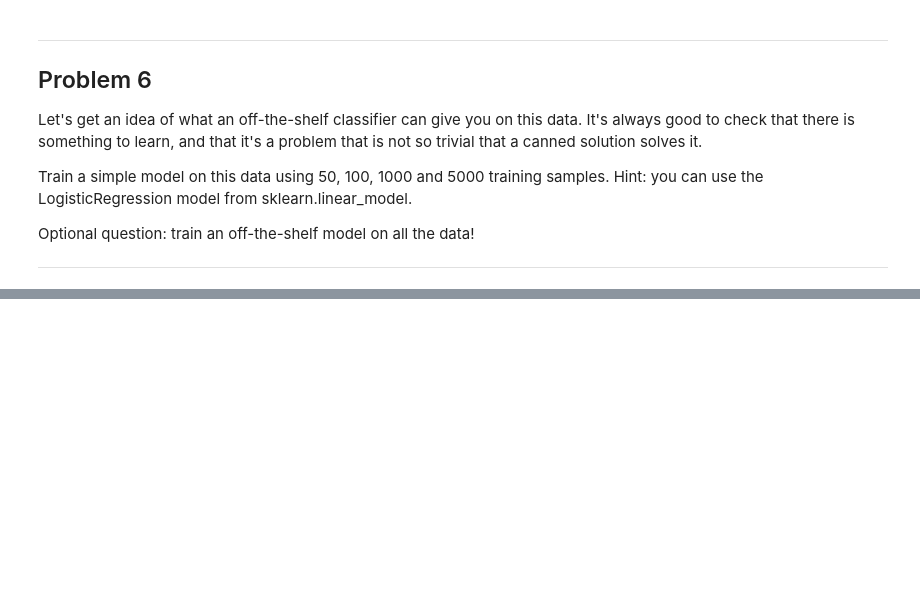
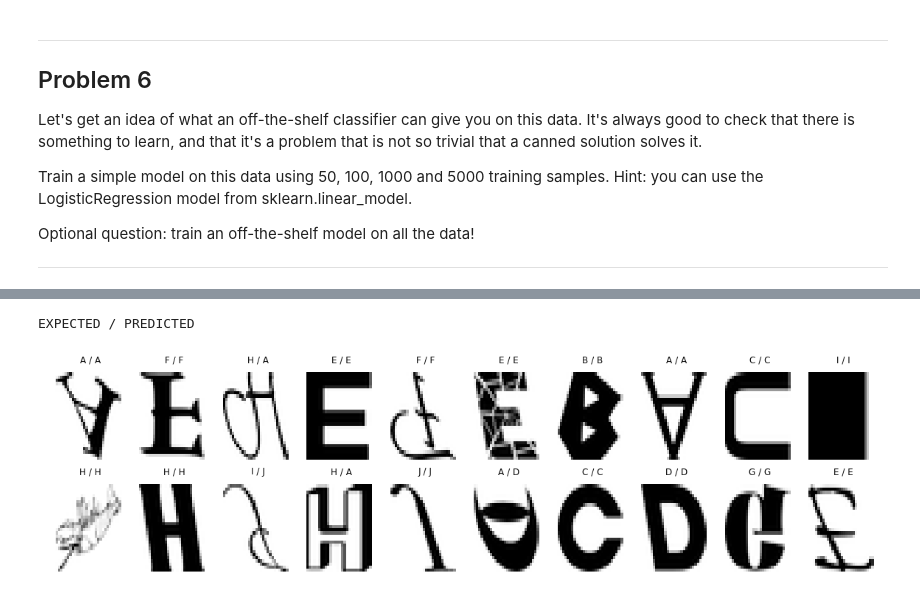
Before and after one commit to barbolo/udacity-deeplearning, a Jupyter notebook: notebooks/1_notmnist.ipynb, the cells around one changed output, grey strips where cells are left out. Saved outputs shown, nothing was run; the diff lists cells and outputs as text; code cells hidden in the pictures; blank space fills up the shorter version.

```diff
--- a/notebooks/1_notmnist.ipynb
+++ b/notebooks/1_notmnist.ipynb
@@ -627,0 +686,22 @@ Optional question: train an off-the-shelf model on all the data!
+# %%
+# Take random examples from the validation dataset and try to solve them with our model
+n_samples = 20
+indexes = np.random.randint(valid_dataset.shape[0], size=n_samples)
+x_val = valid_dataset[indexes]
+x_val = x_val.reshape(x_val.shape[0], x_val.shape[1]*x_val.shape[2])
+y_val = valid_labels[indexes]
+y_predictions = model.predict(x_val)
+
+print('EXPECTED / PREDICTED')
+fig = plt.figure()
+fig.set_size_inches(20, 5)
+for index, prediction in enumerate(y_predictions):
+    expected = labels[valid_labels[indexes[index]]]
+    predicted = labels[prediction]
+    ax = fig.add_subplot(2, 10, index + 1)
+    ax.set_axis_off()
+    ax.set_title("%s / %s" %(expected, predicted))
+    ax.pcolor(valid_dataset[indexes[index]], cmap="Greys")
+# %% [output]
+EXPECTED / PREDICTED
+[figure, added]
```
Also changed, not shown: parts of 8 cells of this notebook.
